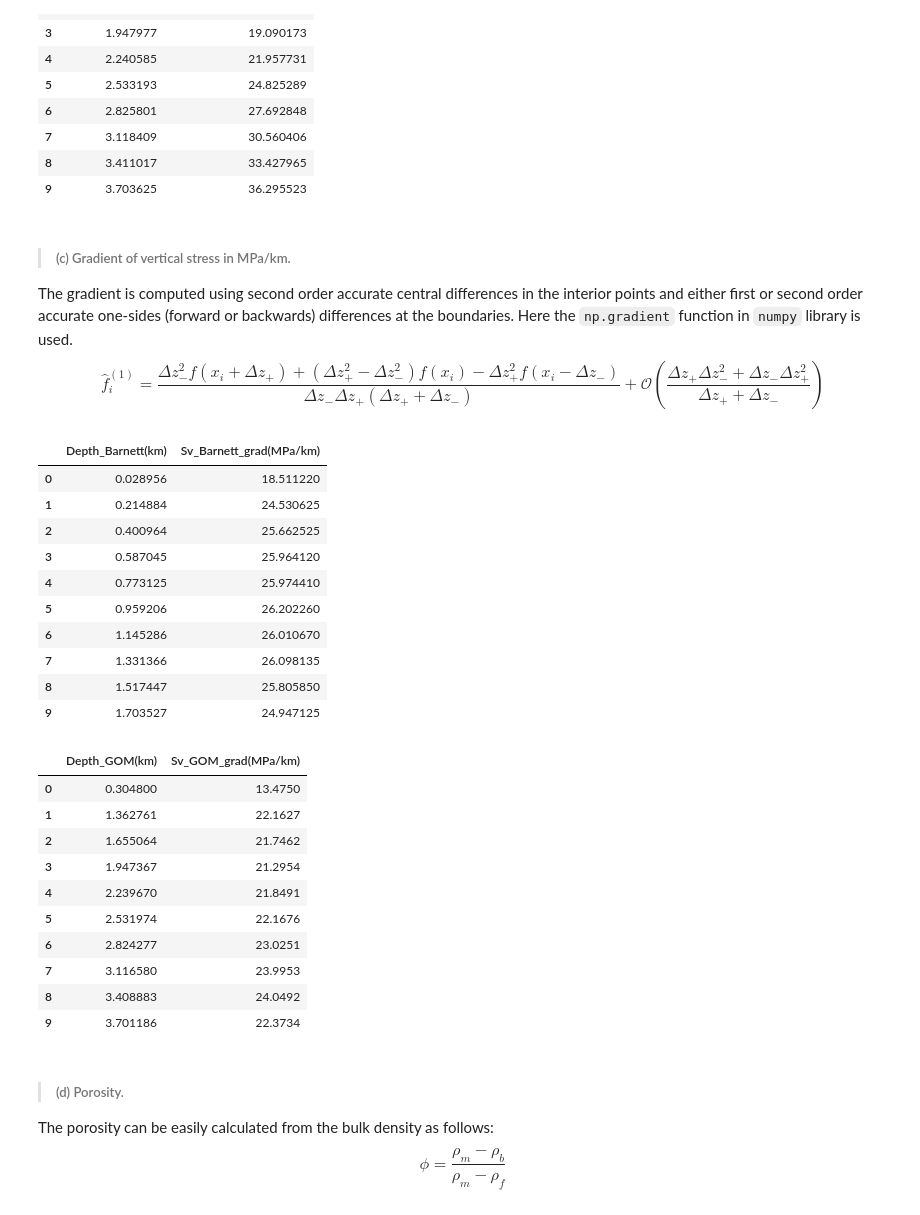
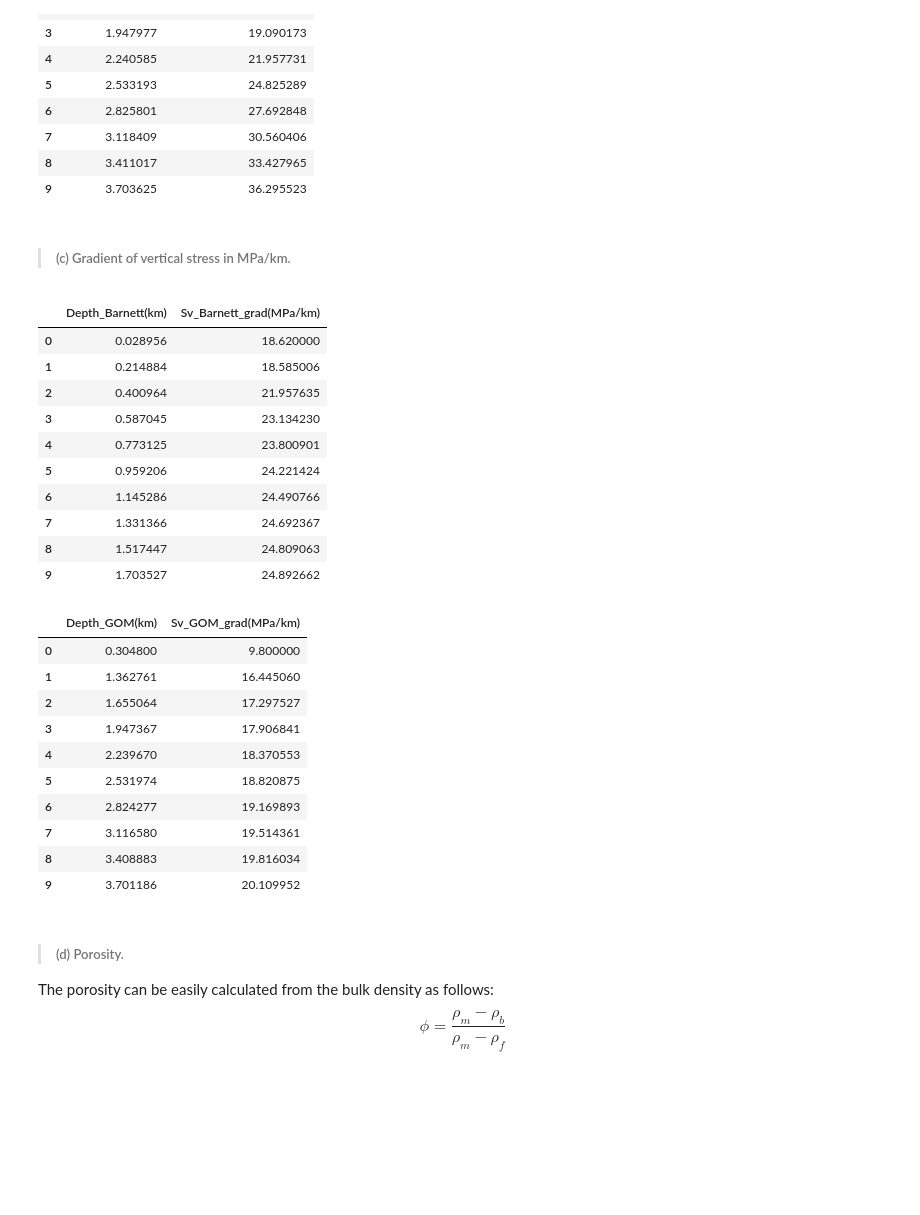
Before and after one commit to BinWang0213/Course-PETE4241_19SP_ProjectCode, a Jupyter notebook: RawCode/Bwang/HW1/HW1.ipynb, the cells around one changed output. Saved outputs shown, nothing was run; the diff lists cells and outputs as text; code cells hidden in the pictures; blank space fills up the shorter version.

```diff
--- a/RawCode/Bwang/HW1/HW1.ipynb
+++ b/RawCode/Bwang/HW1/HW1.ipynb
@@ -112,40 +112,38 @@ showTables(X=[DZ_Barnett/1e3,DZ_GOM/1e3],Y=[p_pore_Barnett/1e6,p_pore_GOM/1e6],
 | 7 | 3.118409 | 30.560406 |
 | 8 | 3.411017 | 33.427965 |
 | 9 | 3.703625 | 36.295523 |
-# %% [markdown]
-> ##### (c) Gradient of vertical stress in MPa/km.
-The gradient is computed using second order accurate central differences in the interior points and either first or second order accurate one-sides (forward or backwards) differences at the boundaries. Here the `np.gradient` function in `numpy` library is used.
-$$ \hat f_{i}^{(1)} = \frac{ \Delta z_{-}^{2}f\left(x_{i} + \Delta z_{+}\right) + \left(\Delta z_{+}^{2} - \Delta z_{-}^{2}\right)f\left(x_{i}\right) - \Delta z_{+}^{2}f\left(x_{i}-\Delta z_{-}\right)} { \Delta z_{-}\Delta z_{+}\left(\Delta z_{+} + \Delta z_{-}\right)} + \mathcal{O}\left(\frac{\Delta z_{+}\Delta z_{-}^{2} + \Delta z_{-}\Delta z_{+}^{2}}{\Delta z_{+} + \Delta z_{-}}\right)$$
+# %% [markdown]
+> ##### (c) Gradient of vertical stress in MPa/km.
 # %%
-Sv_grad_Barnett=np.gradient(Sv_Barnett,DZ_Barnett[1:])
-Sv_grad_GOM=np.gradient(Sv_GOM,DZ_GOM[1:])
+Sv_grad_Barnett=Sv_Barnett/DZ_Barnett[1:]
+Sv_grad_GOM=Sv_GOM/DZ_GOM[1:]
 
 showTables(X=[DZ_Barnett[1:]/1e3,DZ_GOM[1:]/1e3],Y=[Sv_grad_Barnett/1e3,Sv_grad_GOM/1e3],
            XLables=['Depth_Barnett(km)','Depth_GOM(km)'],
            YLabels=['Sv_Barnett_grad(MPa/km)','Sv_GOM_grad(MPa/km)'])
 # %% [output]
 |  | Depth_Barnett(km) | Sv_Barnett_grad(MPa/km) |
-| 0 | 0.028956 | 18.511220 |
-| 1 | 0.214884 | 24.530625 |
-| 2 | 0.400964 | 25.662525 |
-| 3 | 0.587045 | 25.964120 |
-| 4 | 0.773125 | 25.974410 |
-| 5 | 0.959206 | 26.202260 |
-| 6 | 1.145286 | 26.010670 |
-| 7 | 1.331366 | 26.098135 |
-| 8 | 1.517447 | 25.805850 |
-| 9 | 1.703527 | 24.947125 |
+| 0 | 0.028956 | 18.620000 |
+| 1 | 0.214884 | 18.585006 |
+| 2 | 0.400964 | 21.957635 |
+| 3 | 0.587045 | 23.134230 |
+| 4 | 0.773125 | 23.800901 |
+| 5 | 0.959206 | 24.221424 |
+| 6 | 1.145286 | 24.490766 |
+| 7 | 1.331366 | 24.692367 |
+| 8 | 1.517447 | 24.809063 |
+| 9 | 1.703527 | 24.892662 |
 |  | Depth_GOM(km) | Sv_GOM_grad(MPa/km) |
-| 0 | 0.304800 | 13.4750 |
-| 1 | 1.362761 | 22.1627 |
-| 2 | 1.655064 | 21.7462 |
-| 3 | 1.947367 | 21.2954 |
-| 4 | 2.239670 | 21.8491 |
-| 5 | 2.531974 | 22.1676 |
-| 6 | 2.824277 | 23.0251 |
-| 7 | 3.116580 | 23.9953 |
-| 8 | 3.408883 | 24.0492 |
-| 9 | 3.701186 | 22.3734 |
+| 0 | 0.304800 | 9.800000 |
+| 1 | 1.362761 | 16.445060 |
+| 2 | 1.655064 | 17.297527 |
+| 3 | 1.947367 | 17.906841 |
+| 4 | 2.239670 | 18.370553 |
+| 5 | 2.531974 | 18.820875 |
+| 6 | 2.824277 | 19.169893 |
+| 7 | 3.116580 | 19.514361 |
+| 8 | 3.408883 | 19.816034 |
+| 9 | 3.701186 | 20.109952 |
 # %% [markdown]
 > ##### (d) Porosity.
 The porosity can be easily calculated from the bulk density as follows:
```
Also changed, not shown: parts of 1 cell of this notebook, 3 other files.
